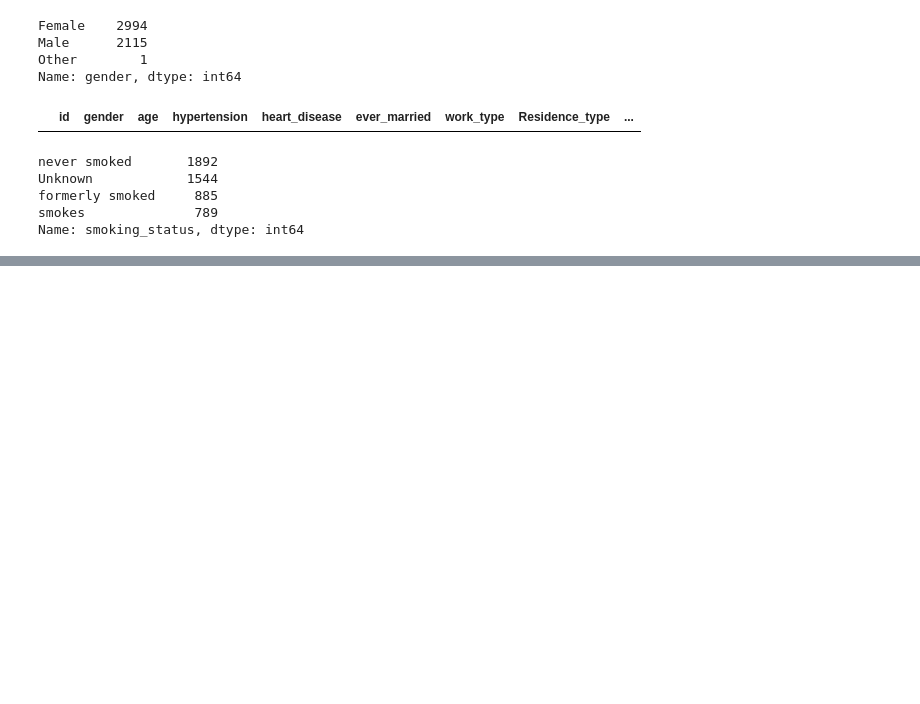
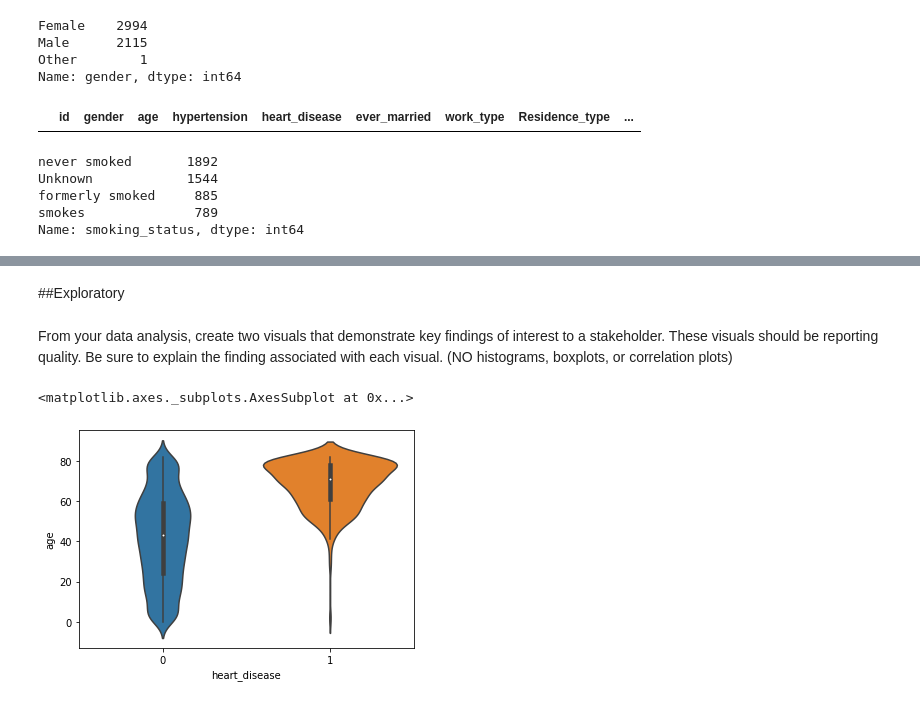
Before and after one commit to MichaelArthur224/Project-2, a Jupyter notebook: Stroke.ipynb, the cells around one changed output, grey strips where cells are left out. Cells and saved outputs as stored; diff of their text form; code cells hidden in the pictures; blank space fills up the shorter version.

```diff
--- a/Stroke.ipynb
+++ b/Stroke.ipynb
@@ -127,0 +109,9 @@ dtype: int64
+# %% [markdown]
+##Exploratory
+# %% [markdown]
+From your data analysis, create two visuals that demonstrate key findings of interest to a stakeholder. These visuals should be reporting quality. Be sure to explain the finding associated with each visual. (NO histograms, boxplots, or correlation plots)
+# %%
+sns.violinplot(data=df, x='heart_disease', y='age')
+# %% [output]
+<matplotlib.axes._subplots.AxesSubplot at 0x...>
+[figure, added]
```
Also changed, not shown: parts of 8 cells of this notebook.
